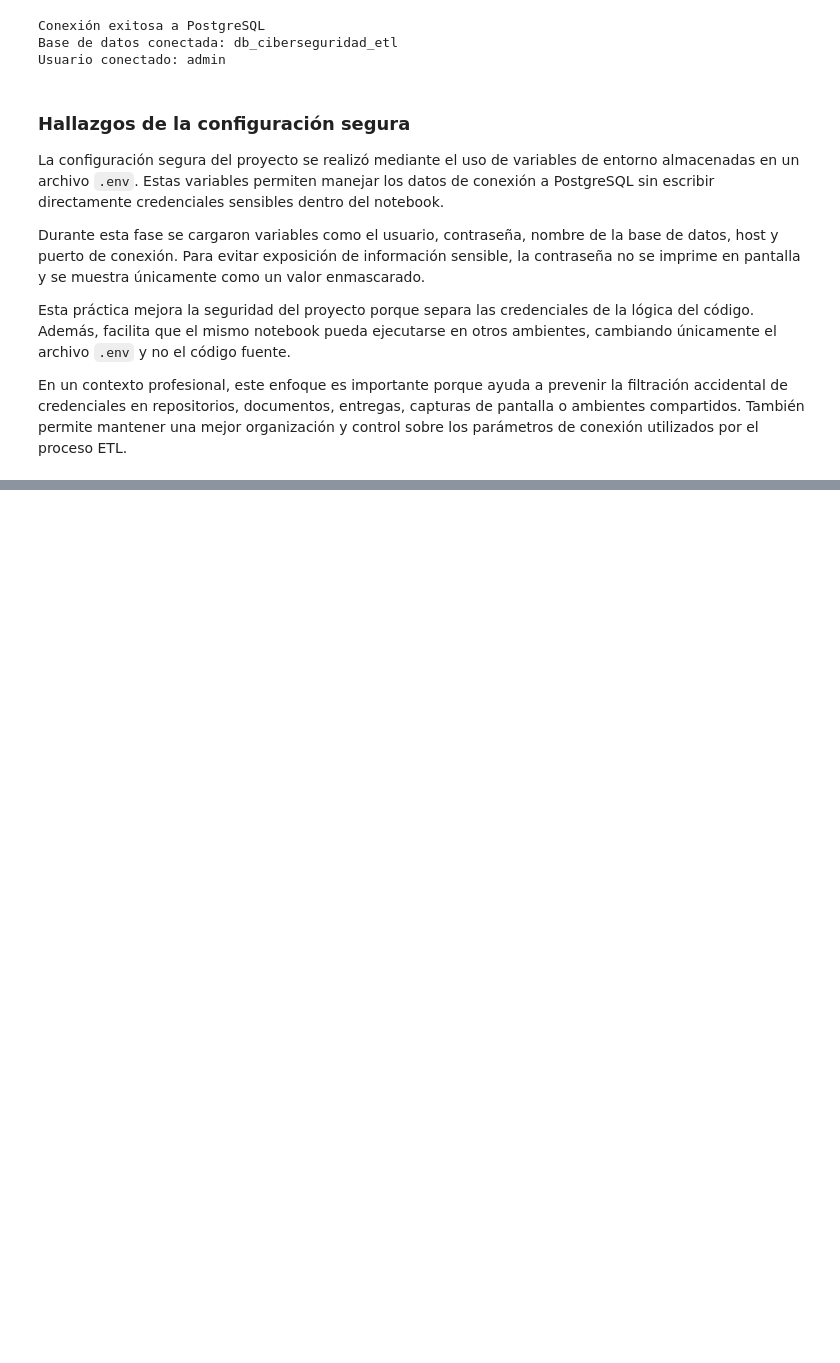
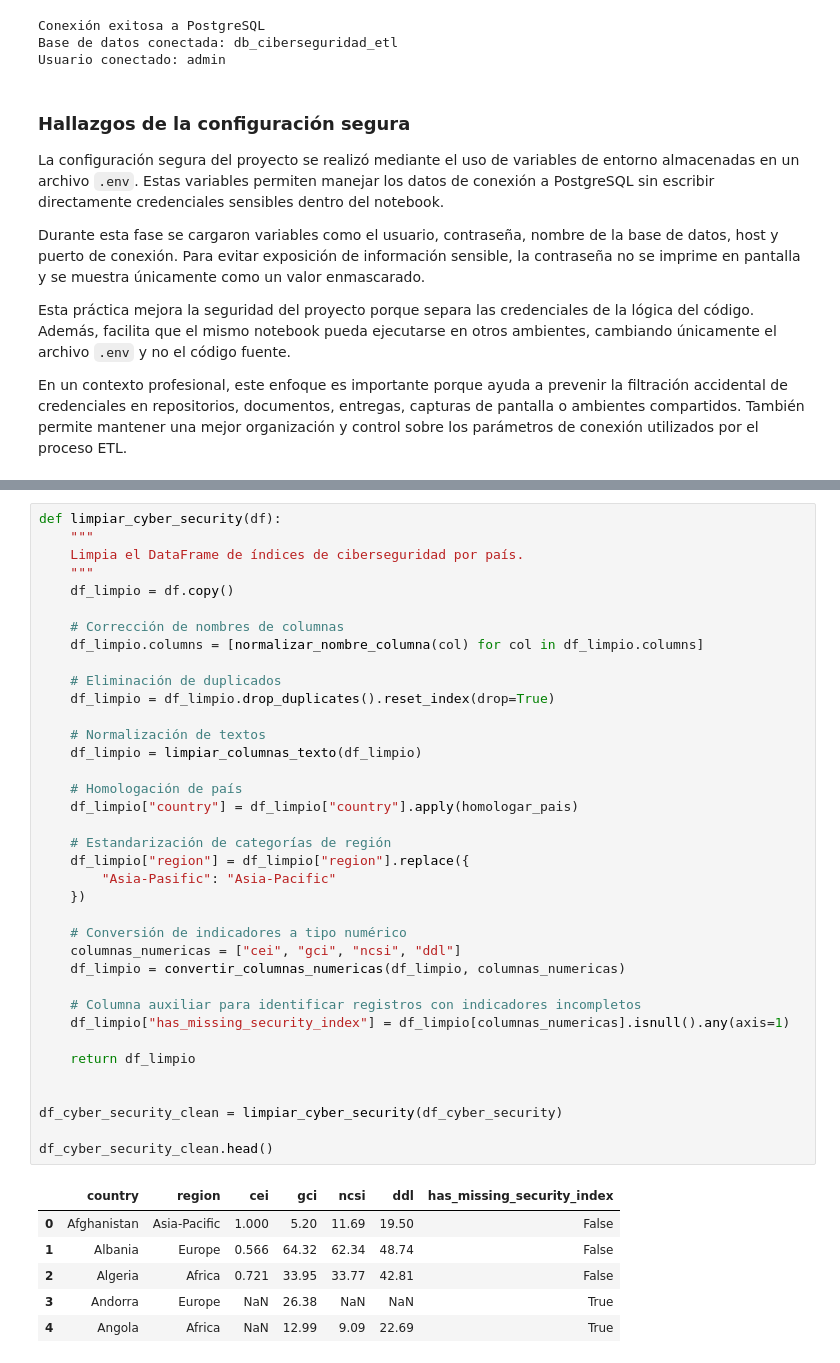
Before and after one commit to PJSA0127/Practica_G9, a Jupyter notebook: transformG9.ipynb, the cells around one changed output, grey strips where cells are left out. Drawn from its saved outputs; the diff is of its cells as text; blank space fills up the shorter version.

```diff
--- a/transformG9.ipynb
+++ b/transformG9.ipynb
@@ -569,0 +737,44 @@ En un contexto profesional, este enfoque es importante porque ayuda a prevenir l
+# %%
+def limpiar_cyber_security(df):
+    """
+    Limpia el DataFrame de índices de ciberseguridad por país.
+    """
+    df_limpio = df.copy()
+
+    # Corrección de nombres de columnas
+    df_limpio.columns = [normalizar_nombre_columna(col) for col in df_limpio.columns]
+
+    # Eliminación de duplicados
+    df_limpio = df_limpio.drop_duplicates().reset_index(drop=True)
+
+    # Normalización de textos
+    df_limpio = limpiar_columnas_texto(df_limpio)
+
+    # Homologación de país
+    df_limpio["country"] = df_limpio["country"].apply(homologar_pais)
+
+    # Estandarización de categorías de región
+    df_limpio["region"] = df_limpio["region"].replace({
+        "Asia-Pasific": "Asia-Pacific"
+    })
+
+    # Conversión de indicadores a tipo numérico
+    columnas_numericas = ["cei", "gci", "ncsi", "ddl"]
+    df_limpio = convertir_columnas_numericas(df_limpio, columnas_numericas)
+
+    # Columna auxiliar para identificar registros con indicadores incompletos
+    df_limpio["has_missing_security_index"] = df_limpio[columnas_numericas].isnull().any(axis=1)
+
+    return df_limpio
+
+
+df_cyber_security_clean = limpiar_cyber_security(df_cyber_security)
+
+df_cyber_security_clean.head()
+# %% [output]
+|  | country | region | cei | gci | ncsi | ddl | has_missing_security_index |
+| 0 | Afghanistan | Asia-Pacific | 1.000 | 5.20 | 11.69 | 19.50 | False |
+| 1 | Albania | Europe | 0.566 | 64.32 | 62.34 | 48.74 | False |
+| 2 | Algeria | Africa | 0.721 | 33.95 | 33.77 | 42.81 | False |
+| 3 | Andorra | Europe | NaN | 26.38 | NaN | NaN | True |
+| 4 | Angola | Africa | NaN | 12.99 | 9.09 | 22.69 | True |
```
Also changed, not shown: parts of 12 cells of this notebook.
